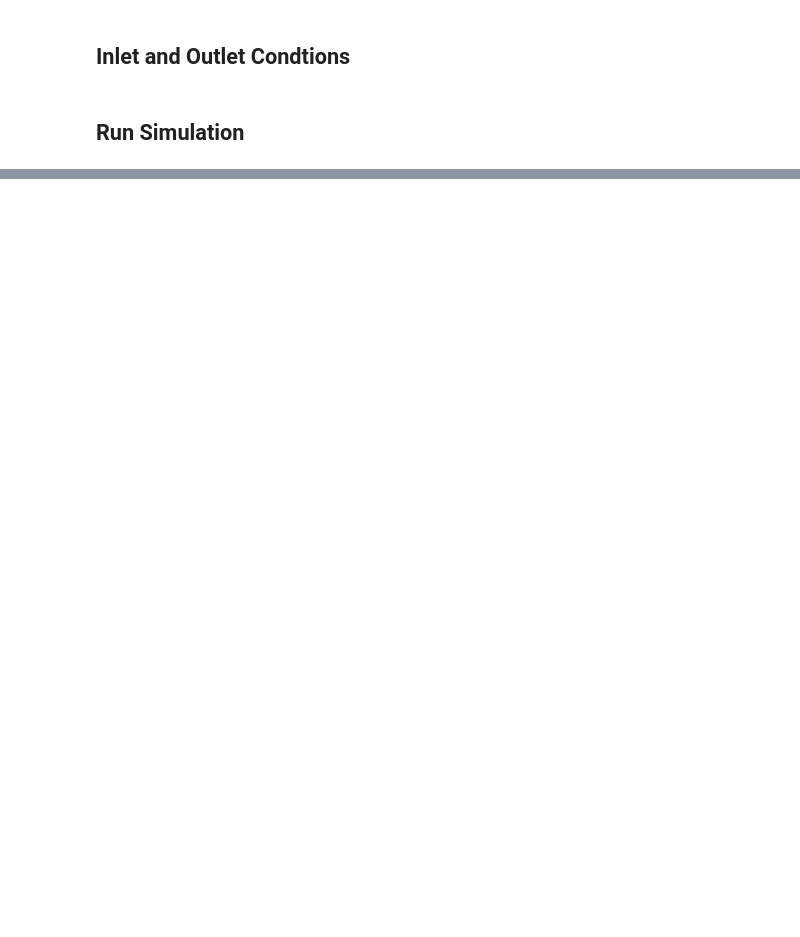
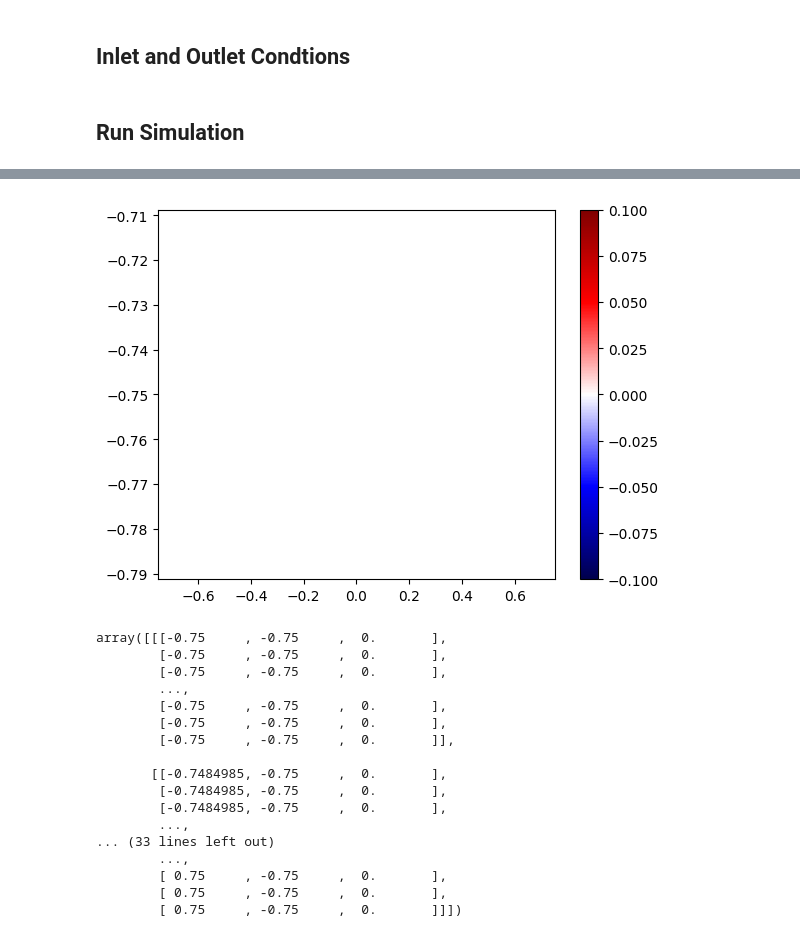
Before and after one commit to OpenOrion/paraflow, a Jupyter notebook: examples/simulation.ipynb, the cells around one changed output, grey strips where cells are left out. Drawn from its saved outputs; the diff is of its cells as text; code cells hidden in the pictures; blank space fills up the shorter version.

Commit message:
added new simulation result primitive and eval additions

```diff
--- a/examples/simulation.ipynb
+++ b/examples/simulation.ipynb
@@ -25,12 +25,3 @@ inlet_total_state = flasher.flash(P=904388, T=542.13, mach_number=1E-9, radius=p
 target_outlet_static_state = flasher.flash(P=200000, T=293.15, mass_flow_rate=inlet_total_state.mass_flow_rate, radius=passage.outlet_radius)
 # %% [markdown]
 ## Run Simulation
-# %%
-sim_results = run_simulation(
-    passage,
-    inlet_total_state=inlet_total_state,
-    outlet_static_state=target_outlet_static_state,
-    working_directory="/workspaces/paraflow/simulation",
-    id="1"
-)
-print(sim_results)
@@ -68,0 +28,39 @@ Info    : 10204 nodes 10407 elements
+# %%
+
+# sim_results = run_simulation(
+#     passage,
+#     inlet_total_state=inlet_total_state,
+#     outlet_static_state=target_outlet_static_state,
+#     working_directory="/workspaces/paraflow/simulation",
+#     id="1",
+#     primitive_properties=["MACH", "PRESSURE"]
+# )
+
+import pickle
+
+# with open('filename.pickle', 'wb') as handle:
+#     pickle.dump(sim_results, handle, protocol=pickle.HIGHEST_PROTOCOL)
+
+with open('filename.pickle', 'rb') as handle:
+    sim_results = pickle.load(handle)
+
+sim_results.get_primitive_frame("MACH", 1000, 1.5)
+# %% [output]
+[figure, added]
+array([[[-0.75     , -0.75     ,  0.       ],
+        [-0.75     , -0.75     ,  0.       ],
+        [-0.75     , -0.75     ,  0.       ],
+        ...,
+        [-0.75     , -0.75     ,  0.       ],
+        [-0.75     , -0.75     ,  0.       ],
+        [-0.75     , -0.75     ,  0.       ]],
+
+       [[-0.7484985, -0.75     ,  0.       ],
+        [-0.7484985, -0.75     ,  0.       ],
+        [-0.7484985, -0.75     ,  0.       ],
+        ...,
+... (33 lines left out)
+        ...,
+        [ 0.75     , -0.75     ,  0.       ],
+        [ 0.75     , -0.75     ,  0.       ],
+        [ 0.75     , -0.75     ,  0.       ]]])
```
Also changed, not shown: parts of 1 cell of this notebook, 2 other files.
